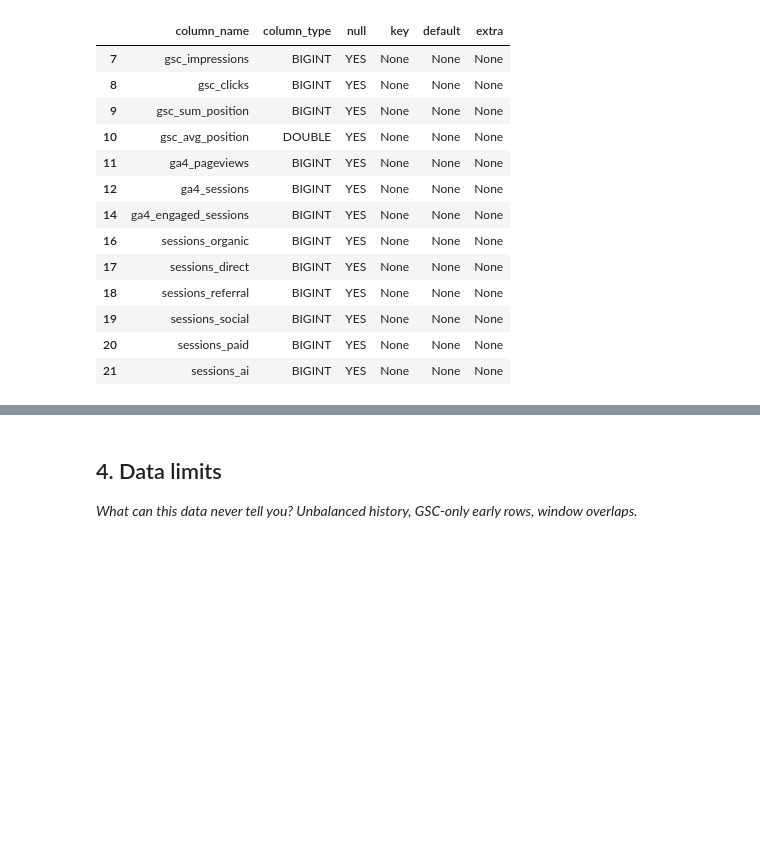
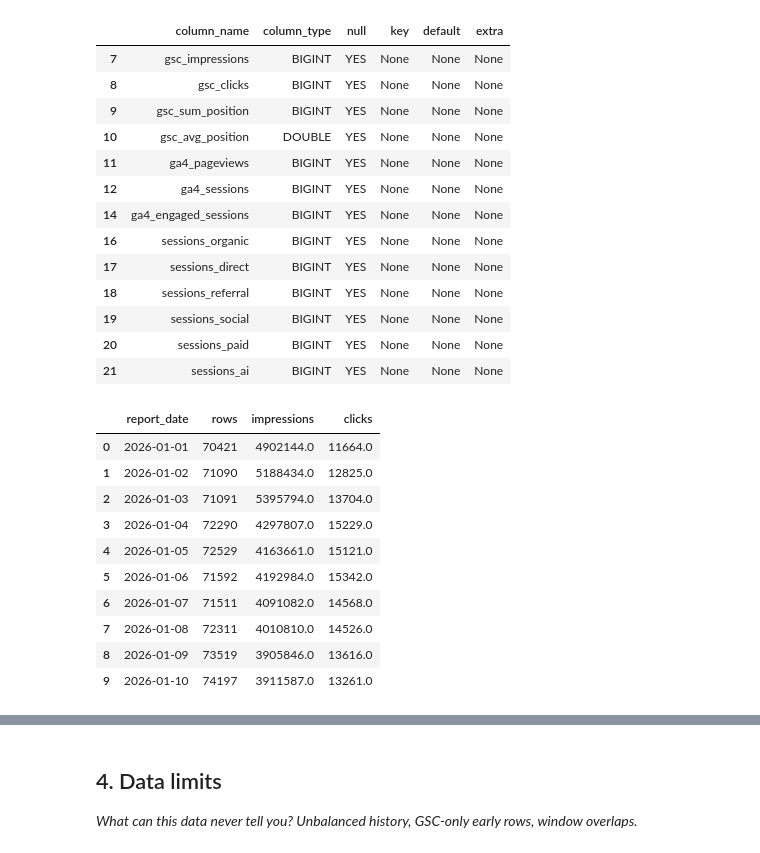
Before and after one commit to nazama-tech/Flyrank-Ml-internship, a Jupyter notebook: work/notebooks/w03_data_contract.ipynb, the cells around one changed output, grey strips where cells are left out. Cells and saved outputs as stored; diff of their text form; code cells hidden in the pictures; blank space fills up the shorter version.

```diff
--- a/work/notebooks/w03_data_contract.ipynb
+++ b/work/notebooks/w03_data_contract.ipynb
@@ -221,3 +223,32 @@ columns[
 | 19 | sessions_social | BIGINT | YES | None | None | None |
 | 20 | sessions_paid | BIGINT | YES | None | None | None |
 | 21 | sessions_ai | BIGINT | YES | None | None | None |
+# %%
+sample_trend = con.sql("""
+    SELECT
+        report_date,
+        COUNT(*) AS rows,
+        SUM(gsc_impressions) AS impressions,
+        SUM(gsc_clicks) AS clicks
+    FROM read_parquet(
+        'hf://datasets/FlyRank/internship-warehouse/fact_content_daily_performance/**/*.parquet'
+    )
+    WHERE report_date BETWEEN '2026-01-01' AND '2026-06-30'
+      AND gsc_data_available IS TRUE
+    GROUP BY report_date
+    ORDER BY report_date
+""").df()
+
+sample_trend.head(10)
+# %% [output]
+|  | report_date | rows | impressions | clicks |
+| 0 | 2026-01-01 | 70421 | 4902144.0 | 11664.0 |
+| 1 | 2026-01-02 | 71090 | 5188434.0 | 12825.0 |
+| 2 | 2026-01-03 | 71091 | 5395794.0 | 13704.0 |
+| 3 | 2026-01-04 | 72290 | 4297807.0 | 15229.0 |
+| 4 | 2026-01-05 | 72529 | 4163661.0 | 15121.0 |
+| 5 | 2026-01-06 | 71592 | 4192984.0 | 15342.0 |
+| 6 | 2026-01-07 | 71511 | 4091082.0 | 14568.0 |
+| 7 | 2026-01-08 | 72311 | 4010810.0 | 14526.0 |
+| 8 | 2026-01-09 | 73519 | 3905846.0 | 13616.0 |
+| 9 | 2026-01-10 | 74197 | 3911587.0 | 13261.0 |
```
Also changed, not shown: parts of 2 cells of this notebook.
